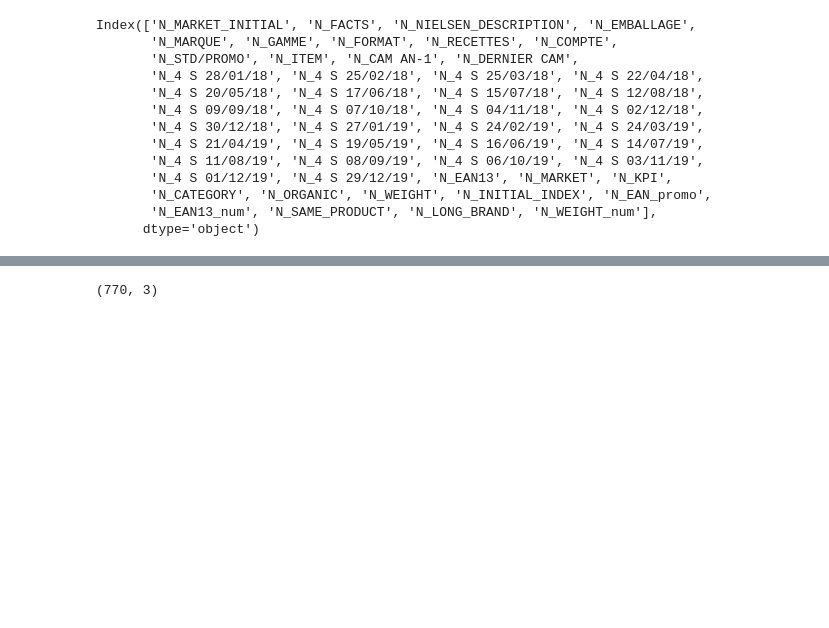
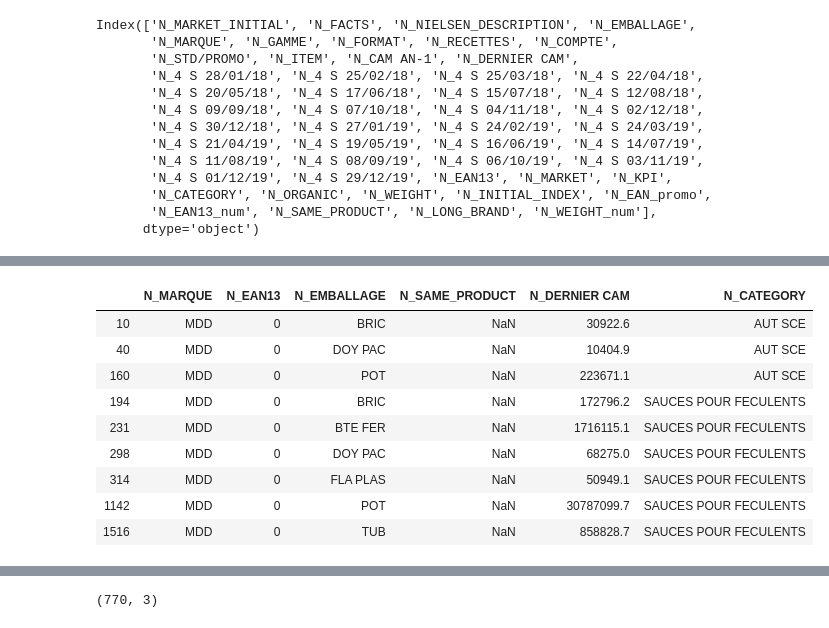
Before and after one commit to alex-toy/italians_do_it_better, a Jupyter notebook: Fusion_N_O.ipynb, the cells around one changed output, grey strips where cells are left out. Cells and saved outputs as stored; diff of their text form; code cells hidden in the pictures; blank space fills up the shorter version.

```diff
--- a/Fusion_N_O.ipynb
+++ b/Fusion_N_O.ipynb
@@ -24,7 +34,3 @@ df_O_PROD = pd.read_csv('O_OPENFF/output_data/O_data_EAN13.csv')
 df_O_PROD['O_COUNT'] = 1
-# %%
-#Adding O_ in front of each column name of df_O_PROD
-for c in O_data_EAN13.columns :
-    O_data_EAN13.rename(columns={c : 'O_' + c}, inplace=True)
 # %%
 df_O_PROD.info()
@@ -30,0 +55,5 @@ df_O_PROD.info()
+# %%
+#Adding O_ in front of each column name of df_O_PROD
+if not df_O_PROD.columns[0][0:2] == 'O_' :
+    for c in df_O_PROD.columns :
+        df_O_PROD.rename(columns={c : 'O_' + c}, inplace=True)
@@ -67,5 +168,6 @@ MKT_SEGMENT_AND_KPI = (df_N_ALL['KPI'] == KPI) & (df_N_ALL['MARKET'] == MARKET)
 df_N_PROD = df_N_ALL[MKT_SEGMENT_AND_KPI]
 # %%
 #Adding N_ in front of each column name
-for c in df_N_PROD.columns :
-    df_N_PROD.rename(columns={c : 'N_' + c}, inplace=True)
+if not df_N_PROD.columns[0][0:2] == 'N_' :
+    for c in df_N_PROD.columns :
+        df_N_PROD.rename(columns={c : 'N_' + c}, inplace=True)
@@ -94,7 +191,7 @@ Index(['N_MARKET_INITIAL', 'N_FACTS', 'N_NIELSEN_DESCRIPTION', 'N_EMBALLAGE',
 #Select columns
 new_cols = ['N_EAN13', 'N_MARQUE','N_SAME_PRODUCT', 'N_GAMME','N_RECETTES', 'N_ORGANIC', 'N_FORMAT','N_WEIGHT_num', 'N_EMBALLAGE',
      'N_COMPTE', 'N_STD/PROMO', 'N_DERNIER CAM', 'N_CAM AN-1', 'N_ITEM',
-    'N_NIELSEN_DESCRIPTION', 'N_INITIAL_INDEX']
+    'N_NIELSEN_DESCRIPTION', 'N_INITIAL_INDEX', 'N_CATEGORY']
 
 df_N_PROD = df_N_PROD.loc[:, new_cols]
 df_N_PROD['N_COUNT'] = 1
@@ -175,0 +255,14 @@ df_N_prod['SAME_PRODUCT'][0]
+# %%
+temp = df_N_PROD[[ 'N_MARQUE', 'N_EAN13', 'N_EMBALLAGE', 'N_SAME_PRODUCT', 'N_DERNIER CAM', 'N_CATEGORY']]
+temp[temp['N_MARQUE'] == 'MDD']
+# %% [output]
+|  | N_MARQUE | N_EAN13 | N_EMBALLAGE | N_SAME_PRODUCT | N_DERNIER CAM | N_CATEGORY |
+| 10 | MDD | 0 | BRIC | NaN | 30922.6 | AUT SCE |
+| 40 | MDD | 0 | DOY PAC | NaN | 10404.9 | AUT SCE |
+| 160 | MDD | 0 | POT | NaN | 223671.1 | AUT SCE |
+| 194 | MDD | 0 | BRIC | NaN | 172796.2 | SAUCES POUR FECULENTS |
+| 231 | MDD | 0 | BTE FER | NaN | 1716115.1 | SAUCES POUR FECULENTS |
+| 298 | MDD | 0 | DOY PAC | NaN | 68275.0 | SAUCES POUR FECULENTS |
+| 314 | MDD | 0 | FLA PLAS | NaN | 50949.1 | SAUCES POUR FECULENTS |
+| 1142 | MDD | 0 | POT | NaN | 30787099.7 | SAUCES POUR FECULENTS |
+| 1516 | MDD | 0 | TUB | NaN | 858828.7 | SAUCES POUR FECULENTS |
```
Also changed, not shown: parts of 28 cells of this notebook.
